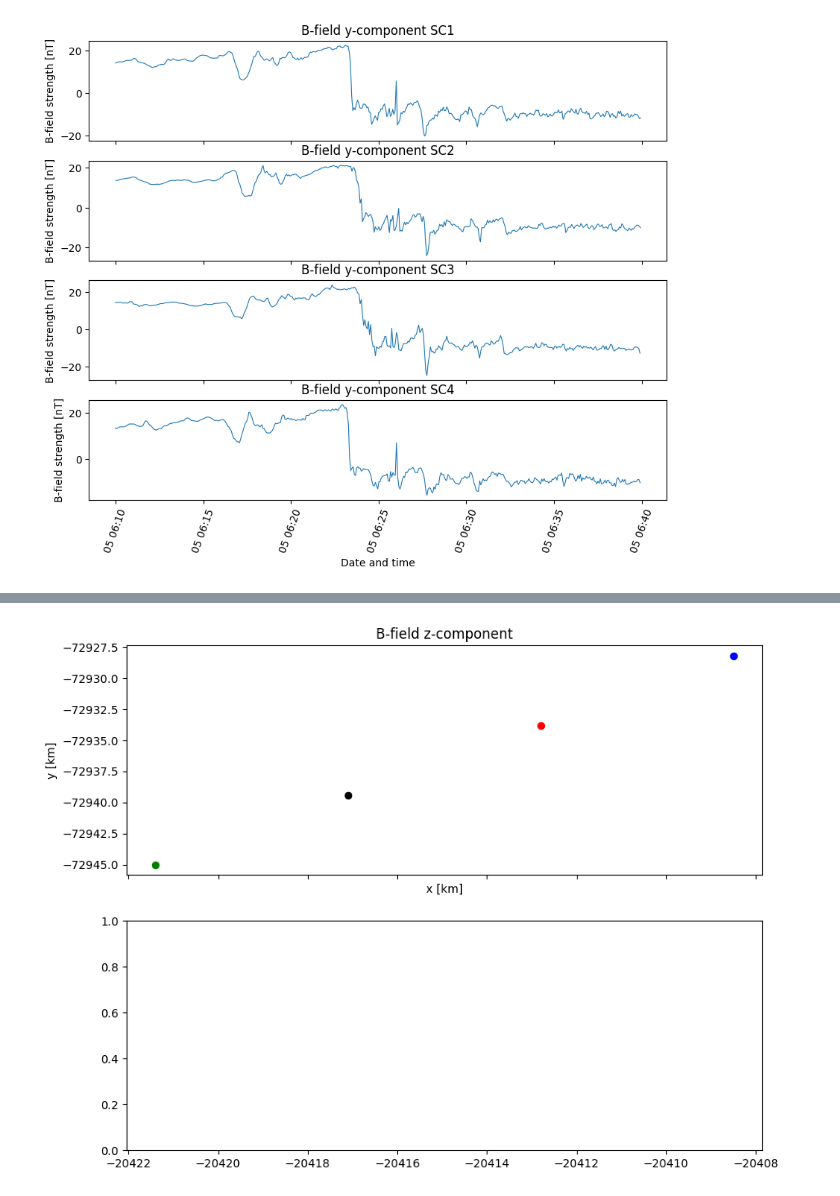
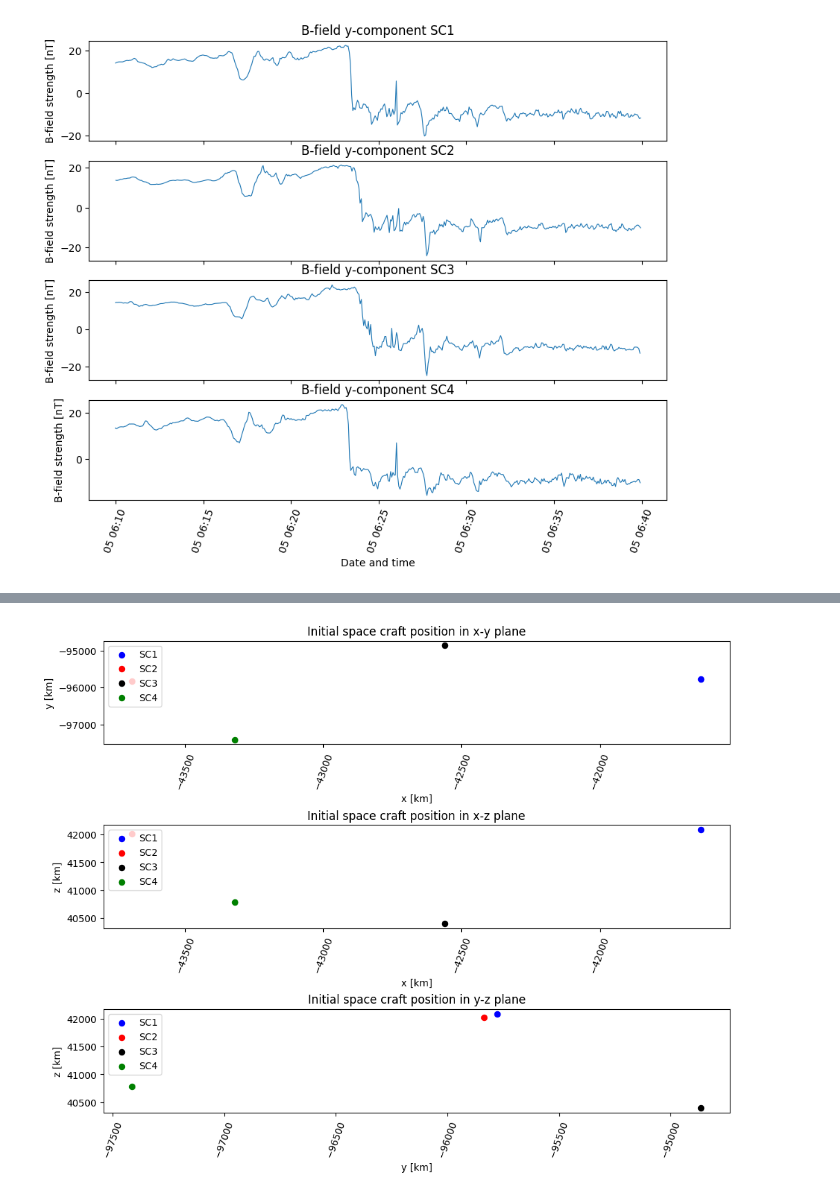
Before and after one commit to Emilwikk/Space-Physics-Labs, a Jupyter notebook: src/Magnetopause.ipynb, the cells around one changed output, grey strips where cells are left out. Drawn from its saved outputs; the diff is of its cells as text; code cells hidden in the pictures.

```diff
--- a/src/Magnetopause.ipynb
+++ b/src/Magnetopause.ipynb
@@ -85,6 +85,19 @@ endTimeIdx_C3 = np.argmin(diffsEnd_C3)
 startTimeIdx_C3 = np.argmin(diffsStart_C3)
 endTimeIdx_C4 = np.argmin(diffsEnd_C4)
 startTimeIdx_C4 = np.argmin(diffsStart_C4)
+
+B_C1_zoom = B_C1[startTimeIdx_C1:endTimeIdx_C1]
+B_C2_zoom = B_C2[startTimeIdx_C2:endTimeIdx_C2]
+B_C3_zoom = B_C3[startTimeIdx_C3:endTimeIdx_C3]
+B_C4_zoom = B_C4[startTimeIdx_C4:endTimeIdx_C4]
+time_tags_C1_zoom = time_tags_C1[startTimeIdx_C1:endTimeIdx_C1]
+time_tags_C2_zoom = time_tags_C2[startTimeIdx_C2:endTimeIdx_C2]
+time_tags_C3_zoom = time_tags_C3[startTimeIdx_C3:endTimeIdx_C3]
+time_tags_C4_zoom = time_tags_C4[startTimeIdx_C4:endTimeIdx_C4]
+pos_C1_zoom = pos_C1[startTimeIdx_C1:endTimeIdx_C1]
+pos_C2_zoom = pos_C2[startTimeIdx_C2:endTimeIdx_C2]
+pos_C3_zoom = pos_C3[startTimeIdx_C3:endTimeIdx_C3]
+pos_C4_zoom = pos_C4[startTimeIdx_C4:endTimeIdx_C4]
 # %%
 ## Visualize ##
 
@@ -167,16 +199,45 @@ print(sheet_normal)
 # %%
 ## b) ##
+# Rough estimation of time of passing the current sheet
+etof1 = findIdx(datetime.datetime(2001,7,5,6,10,0),time_tags_C1_zoom)
+etof2 = findIdx(datetime.datetime(2001,7,5,6,10,0),time_tags_C2_zoom)
+etof3 = findIdx(datetime.datetime(2001,7,5,6,10,0),time_tags_C3_zoom)
+etof4 = findIdx(datetime.datetime(2001,7,5,6,10,0),time_tags_C4_zoom)
+fig, axs = plt.subplots(3,1, sharex=False, figsize=(10,8), constrained_layout=True)
 
-fig, axs = plt.subplots(2,1, sharex=True, figsize=(10,8))
-
-axs[0].scatter(pos_C1[0,0],pos_C1[0,1], lw=0.8, color="blue")
-axs[0].scatter(pos_C1[1,0],pos_C1[1,1], lw=0.8, color="red")
-axs[0].scatter(pos_C1[2,0],pos_C1[2,1], lw=0.8, color="black")
-axs[0].scatter(pos_C1[3,0],pos_C1[3,1], lw=0.8, color="green")
+axs[0].scatter(pos_C1_zoom[etof1,0],pos_C1_zoom[etof1,1], lw=0.8, color="blue", label="SC1")
+axs[0].scatter(pos_C2_zoom[etof2,0],pos_C2_zoom[etof2,1], lw=0.8, color="red", label="SC2")
+axs[0].scatter(pos_C3_zoom[etof3,0],pos_C3_zoom[etof3,1], lw=0.8, color="black", label="SC3")
+axs[0].scatter(pos_C4_zoom[etof4,0],pos_C4_zoom[etof4,1], lw=0.8, color="green", label="SC4")
 #axs[0].scatter(0,0)
 axs[0].set_ylabel("y [km]")
-axs[0].set_title("B-field z-component")
+axs[0].set_title("Initial space craft position in x-y plane")
 axs[0].set_xlabel("x [km]")
+axs[0].legend(loc="upper left")
 axs[0].tick_params(axis='x', rotation=70)
+
+
+axs[1].scatter(pos_C1_zoom[etof1,0],pos_C1_zoom[etof1,2], lw=0.8, color="blue", label="SC1")
+axs[1].scatter(pos_C2_zoom[etof2,0],pos_C2_zoom[etof2,2], lw=0.8, color="red", label="SC2")
+axs[1].scatter(pos_C3_zoom[etof3,0],pos_C3_zoom[etof3,2], lw=0.8, color="black", label="SC3")
+axs[1].scatter(pos_C4_zoom[etof4,0],pos_C4_zoom[etof4,2], lw=0.8, color="green", label="SC4")
+#axs[0].scatter(0,0)
+axs[1].set_ylabel("z [km]")
+axs[1].set_title("Initial space craft position in x-z plane")
+axs[1].set_xlabel("x [km]")
+axs[1].legend(loc="upper left")
+axs[1].tick_params(axis='x', rotation=70)
+
+
+axs[2].scatter(pos_C1_zoom[etof1,1],pos_C1_zoom[etof1,2], lw=0.8, color="blue", label="SC1")
+axs[2].scatter(pos_C2_zoom[etof2,1],pos_C2_zoom[etof2,2], lw=0.8, color="red", label="SC2")
+axs[2].scatter(pos_C3_zoom[etof3,1],pos_C3_zoom[etof3,2], lw=0.8, color="black", label="SC3")
+axs[2].scatter(pos_C4_zoom[etof4,1],pos_C4_zoom[etof4,2], lw=0.8, color="green", label="SC4")
+#axs[0].scatter(0,0)
+axs[2].set_ylabel("z [km]")
+axs[2].set_title("Initial space craft position in y-z plane")
+axs[2].set_xlabel("y [km]")
+axs[2].legend(loc="upper left")
+axs[2].tick_params(axis='x', rotation=70)
 # %% [output]
-[figure, old version]
+[figure, new version]
```
Also changed, not shown: parts of 4 cells of this notebook.
